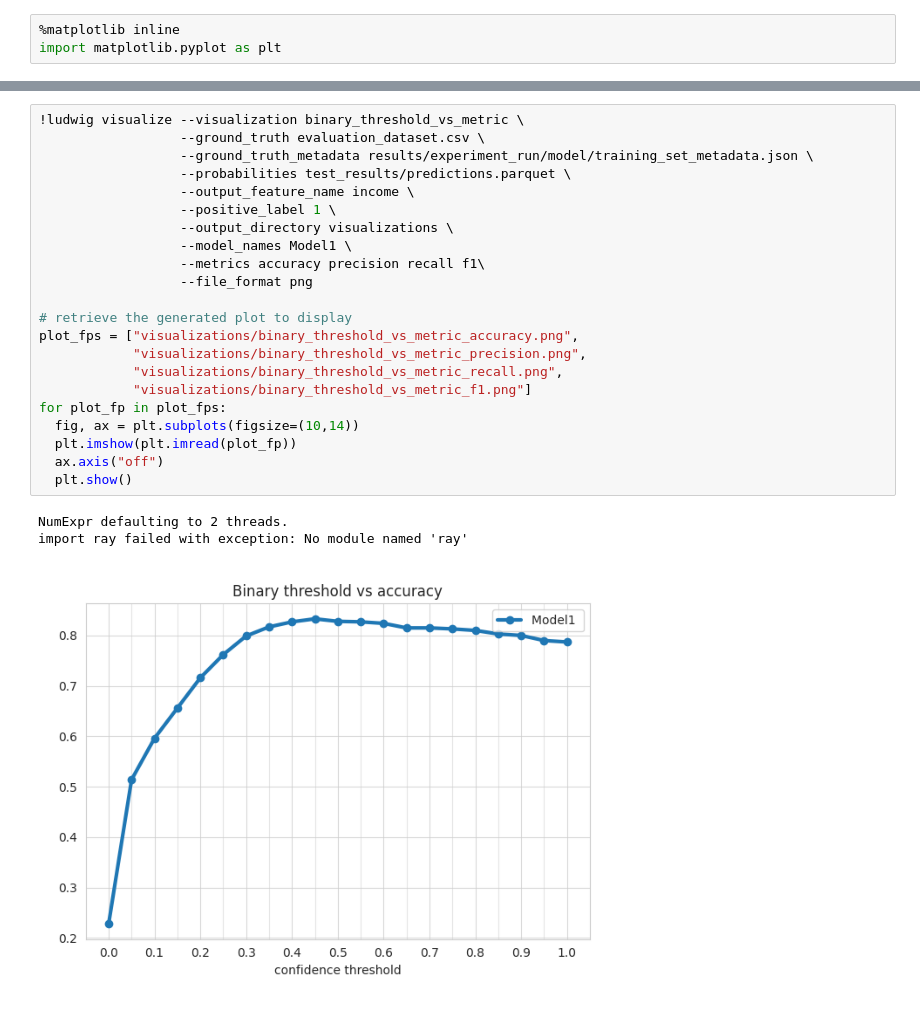
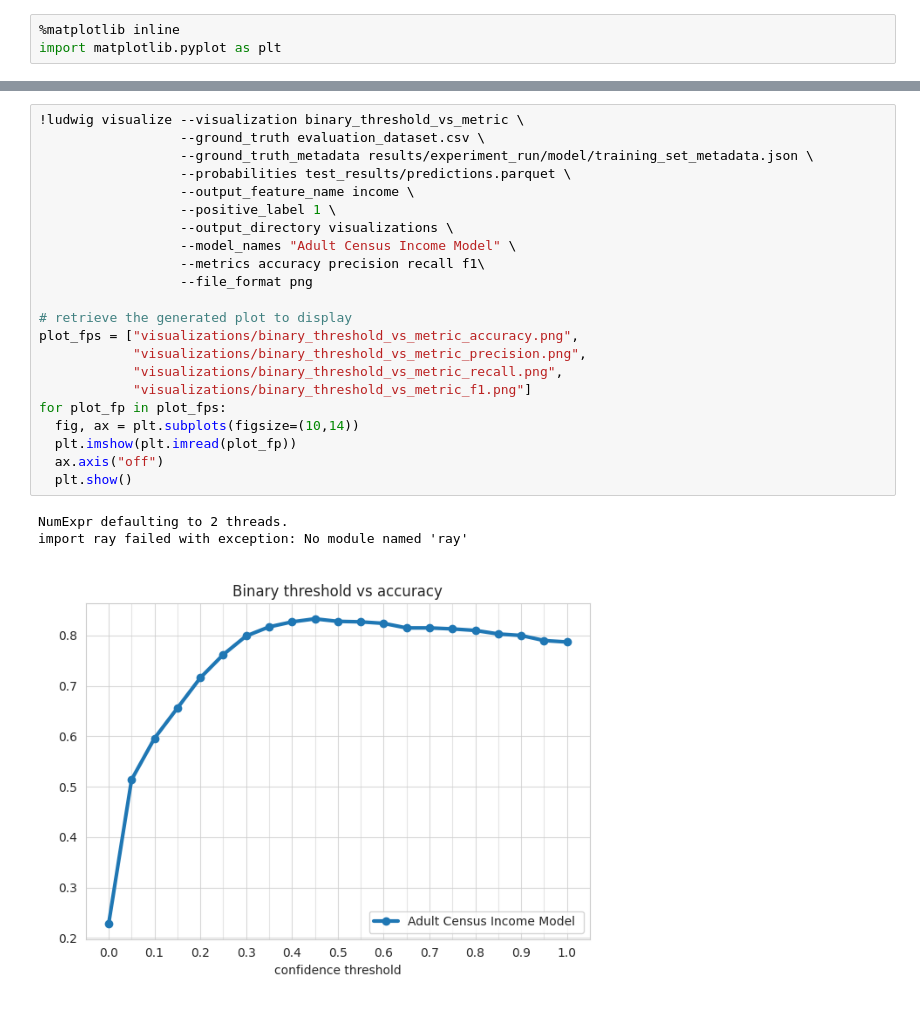
Before and after one commit to ludwig-ai/ludwig-docs, a Jupyter notebook: docs/examples/adult_census_income_colab_notebooks/Adult_Census_Income_Classification_with_Ludwig_CLI.ipynb, the cells around one changed output, grey strips where cells are left out. Cells and saved outputs as stored; diff of their text form.

```diff
--- a/docs/examples/adult_census_income_colab_notebooks/Adult_Census_Income_Classification_with_Ludwig_CLI.ipynb
+++ b/docs/examples/adult_census_income_colab_notebooks/Adult_Census_Income_Classification_with_Ludwig_CLI.ipynb
@@ -161,26 +161,26 @@ import ray failed with exception: No module named 'ray'
 # %%
 !ludwig visualize --visualization binary_threshold_vs_metric \
                   --ground_truth evaluation_dataset.csv \
                   --ground_truth_metadata results/experiment_run/model/training_set_metadata.json \
                   --probabilities test_results/predictions.parquet \
                   --output_feature_name income \
                   --positive_label 1 \
                   --output_directory visualizations \
-                  --model_names Model1 \
+                  --model_names "Adult Census Income Model" \
                   --metrics accuracy precision recall f1\
                   --file_format png
 
 # retrieve the generated plot to display
 plot_fps = ["visualizations/binary_threshold_vs_metric_accuracy.png",
             "visualizations/binary_threshold_vs_metric_precision.png",
             "visualizations/binary_threshold_vs_metric_recall.png",
             "visualizations/binary_threshold_vs_metric_f1.png"]
 for plot_fp in plot_fps:
   fig, ax = plt.subplots(figsize=(10,14))
   plt.imshow(plt.imread(plot_fp))
   ax.axis("off")
   plt.show()
 # %% [output]
 NumExpr defaulting to 2 threads.
 import ray failed with exception: No module named 'ray'
-[figure, old version]
+[figure, new version]
```
Also changed, not shown: parts of 2 cells of this notebook.
